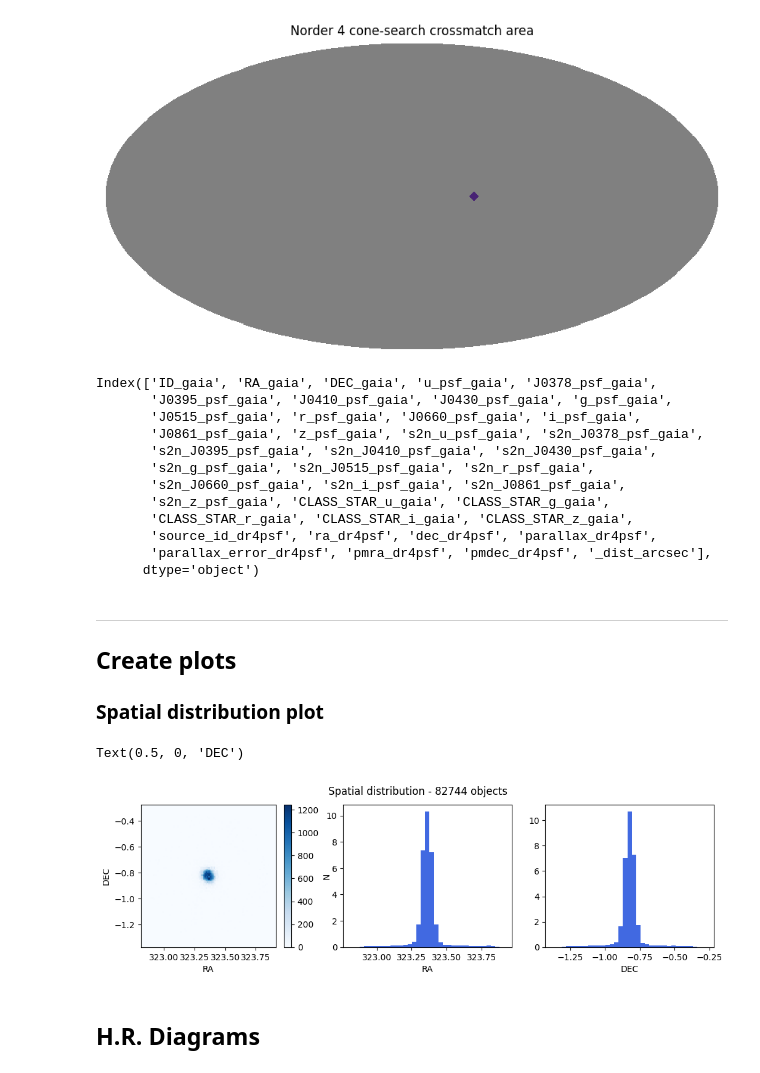
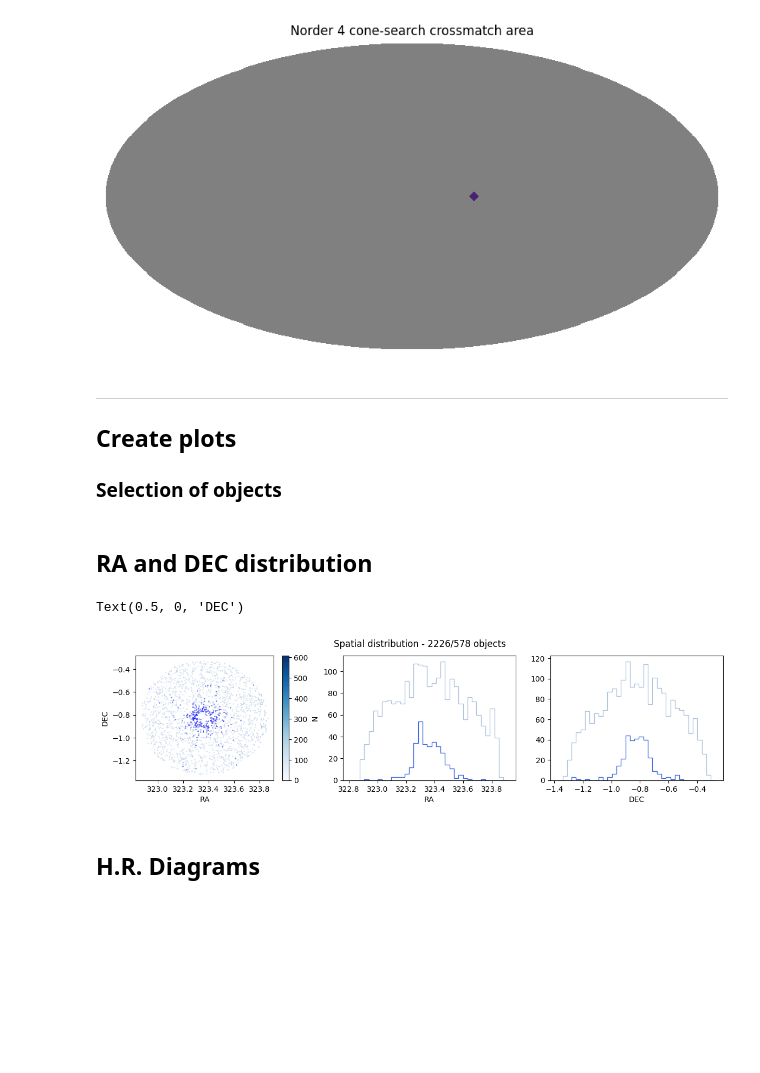
Before and after one commit to felipefer42/XLVII_SAB_workshop, a Jupyter notebook: content/hands-on/1st_science_case_solution.ipynb, the cells around one changed output. Cells and saved outputs as stored; diff of their text form; code cells hidden in the pictures; blank space fills up the shorter version.

```diff
--- a/content/hands-on/1st_science_case_solution.ipynb
+++ b/content/hands-on/1st_science_case_solution.ipynb
@@ -55,7 +40,7 @@ dr4psf_hipscat, dr4psf_margin_cache_hipscat = dr4psf_search[0]
 
 # Create the columns list to retrieve only necessaries columns
 '''/
-We use here choose the magnitudes from 'PStotal' apperture mode.
+We use here choose the magnitudes from 'psf' apperture mode.
 
 Read mode about:
      https://splus.cloud/documentation/DR4?Photometry
@@ -63,9 +48,13 @@ Read mode about:
 columns = ['ID', 'RA', 'DEC']
 
 apperture = 'psf'
-columns += [f'{b}_{apperture}' for b in splus_bands]
-columns += [f's2n_{b}_{apperture}' for b in splus_bands]
-columns += [f'CLASS_STAR_{b}' for b in ['u', 'g', 'r', 'i', 'z']]
+bands = ['g', 'r', 'i']
+columns += [f'{b}_{apperture}' for b in bands]
+columns += [f's2n_{b}_{apperture}' for b in bands]
+columns += [f'CLASS_STAR_{b}' for b in bands]
+
+# Select only stars
+filters = [(f'CLASS_STAR_{b}', '=', 1) for b in bands]
 # %% [output]
 dr4/dual search: [['https://splus.cloud/HIPS/catalogs/dr4/psf/', 'https://splus.cloud/HIPS/catalogs/dr4/psf_2arcsec/']]
 # %% [markdown]
@@ -82,6 +71,7 @@ dr4psf = lsdb.read_hipscat(
     # Read more about the available columns at:
     #      https://splus.cloud/documentation/DR4?Schemas,_tables_and_columns
     columns=columns,
+    filters=filters,
 )
 
 # GAIA DR3 HiPSCat
@@ -106,7 +96,7 @@ gaia = lsdb.read_hipscat(
 # %% [markdown]
 ## Perform the crossmatch
 # %%
-dr4psfgaia_crosmatch = dr4psf.crossmatch(gaia, suffixes=['_gaia', '_dr4psf'], radius_arcsec=1)
+dr4psfgaia_crosmatch = dr4psf.crossmatch(gaia, suffixes=['_dr4', '_gaia'], radius_arcsec=1)
 # %%
 dr4psfgaia_crosmatch.plot_pixels('DR4PSF - GAIA DR3 crossmatch')
 # %% [output]
@@ -124,24 +114,9 @@ objects_table_crossmatch.plot_pixels('cone-search crossmatch area')
 [figure]
 # %%
 objects_table = objects_table_crossmatch.compute()
-# %%
-objects_table.columns
-# %% [output]
-Index(['ID_gaia', 'RA_gaia', 'DEC_gaia', 'u_psf_gaia', 'J0378_psf_gaia',
-       'J0395_psf_gaia', 'J0410_psf_gaia', 'J0430_psf_gaia', 'g_psf_gaia',
-       'J0515_psf_gaia', 'r_psf_gaia', 'J0660_psf_gaia', 'i_psf_gaia',
-       'J0861_psf_gaia', 'z_psf_gaia', 's2n_u_psf_gaia', 's2n_J0378_psf_gaia',
-       's2n_J0395_psf_gaia', 's2n_J0410_psf_gaia', 's2n_J0430_psf_gaia',
-       's2n_g_psf_gaia', 's2n_J0515_psf_gaia', 's2n_r_psf_gaia',
-       's2n_J0660_psf_gaia', 's2n_i_psf_gaia', 's2n_J0861_psf_gaia',
-       's2n_z_psf_gaia', 'CLASS_STAR_u_gaia', 'CLASS_STAR_g_gaia',
-       'CLASS_STAR_r_gaia', 'CLASS_STAR_i_gaia', 'CLASS_STAR_z_gaia',
-       'source_id_dr4psf', 'ra_dr4psf', 'dec_dr4psf', 'parallax_dr4psf',
-       'parallax_error_dr4psf', 'pmra_dr4psf', 'pmdec_dr4psf', '_dist_arcsec'],
-      dtype='object')
 # %% [markdown]
 <hr>
 
 ## Create plots
 
-###  Spatial distribution plot
+###  Selection of objects
@@ -148,25 +158,29 @@ Index(['ID_gaia', 'RA_gaia', 'DEC_gaia', 'u_psf_gaia', 'J0378_psf_gaia',
+# %% [markdown]
+## RA and DEC distribution
 # %%
 f, (ax1, ax2, ax3) = plt.subplots(1, 3)
-f.set_size_inches(12, 3)
-N = len(objects_table)
-f.suptitle(f'Spatial distribution - {N} objects')
-ra = objects_table['RA_gaia']
-dec = objects_table['DEC_gaia']
+f.set_size_inches(14, 3)
+N = mask.sum()
+N_M2 = maskm2.sum()
+f.suptitle(f'Spatial distribution - {N}/{N_M2} objects')
+ra = objects_table['RA_dr4']
+dec = objects_table['DEC_dr4']
 x = cone_radius/3600
 ra_range = cone_center_coord[0]+np.array([-1.1*x, 1.1*x])
 dec_range = cone_center_coord[1]+np.array([-1.1*x, 1.1*x])
-_, _, _, im1 = ax1.hist2d(ra, dec, bins=100, range=[ra_range, dec_range], cmap='Blues')
+im = ax1.scatter(ra[mask], dec[mask], c='lightsteelblue', s=0.1)
+im = ax1.scatter(ra[M2_mask], dec[M2_mask], c='b', s=0.1)
 ax1.set_xlabel('RA')
 ax1.set_ylabel('DEC')
 cax = plt.colorbar(im1, ax=ax1)
 cax.ax.set_ylabel('N')
-ax2.hist(ra, bins=35, range=ra_range, density=True, color='royalblue', histtype='stepfilled')
+ax2.hist([ra[mask], ra[M2_mask]], bins=35, range=ra_range, density=False, color=['lightsteelblue', 'royalblue'], histtype='step')
 ax2.set_xlabel('RA')
-ax3.hist(dec, bins=35, range=dec_range, density=True, color='royalblue', histtype='stepfilled')
+ax3.hist([dec[mask], dec[M2_mask]], bins=35, range=dec_range, density=False, color=['lightsteelblue', 'royalblue'], histtype='step')
 ax3.set_xlabel('DEC')
 # %% [output]
 Text(0.5, 0, 'DEC')
-[figure, old version]
+[figure, new version]
 # %% [markdown]
 ## H.R. Diagrams
 # %%
```
Also changed, not shown: parts of 4 cells of this notebook.
